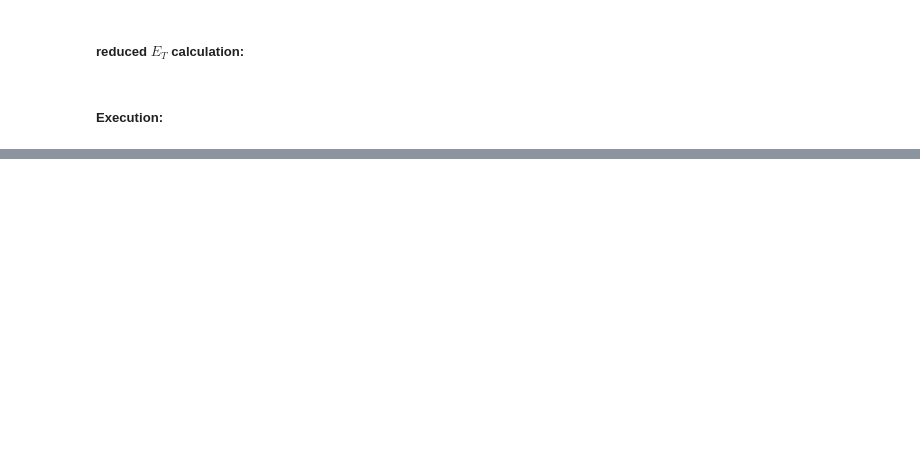
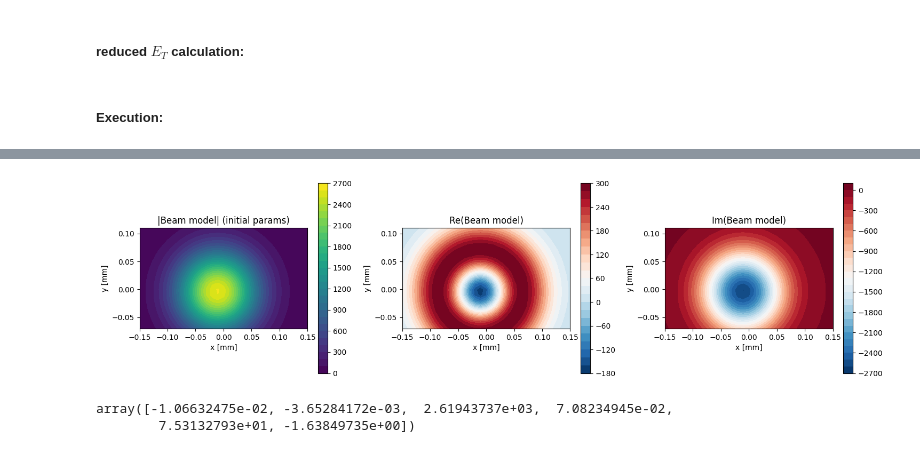
Before and after one commit to nabil-2/spider-bead-pull, a Jupyter notebook: adaptive bead pull.ipynb, the cells around one changed output, grey strips where cells are left out. Cells and saved outputs as stored; diff of their text form; code cells hidden in the pictures; blank space fills up the shorter version.

```diff
--- a/adaptive bead pull.ipynb
+++ b/adaptive bead pull.ipynb
@@ -775,0 +1808,41 @@ np.savez(data_folder + 'ET_results.npz', ETs_reduced=ETs_reduced, ETs_full=ETs_f
+# %%
+# Plot beam model with the initial fit parameters used by BeamFit.fit_all()
+init_params = np.array([0.0, 0.0, 4e3, 0.05, 400.0, -np.pi / 2.0+.1], dtype=float)
+init_params = beam_fit.params[0, 250, :]
+
+x0, y0, A, s, kappa, phi0 = init_params
+w0, w1, w2, w3 = 1.0, 0.0, 0.0, 0.0
+
+Zm_init = beam_model(x_plt, y_plt, x0, y0, A, s, kappa, phi0, w0, w1, w2, w3)
+
+fig, axes = plt.subplots(1, 3, figsize=(15, 4))
+
+im0 = axes[0].contourf(x_plt, y_plt, np.abs(Zm_init), levels=30, cmap='viridis')
+axes[0].set_title('|Beam model| (initial params)')
+axes[0].set_xlabel('x [mm]')
+axes[0].set_ylabel('y [mm]')
+fig.colorbar(im0, ax=axes[0])
+
+im1 = axes[1].contourf(x_plt, y_plt, np.real(Zm_init), levels=30, cmap='RdBu_r')
+axes[1].set_title('Re(Beam model)')
+axes[1].set_xlabel('x [mm]')
+axes[1].set_ylabel('y [mm]')
+fig.colorbar(im1, ax=axes[1])
+
+im2 = axes[2].contourf(x_plt, y_plt, np.imag(Zm_init), levels=30, cmap='RdBu_r')
+axes[2].set_title('Im(Beam model)')
+axes[2].set_xlabel('x [mm]')
+axes[2].set_ylabel('y [mm]')
+fig.colorbar(im2, ax=axes[2])
+
+for ax in axes:
+    ax.set_aspect('equal', adjustable='box')
+
+plt.tight_layout()
+plt.show()
+
+init_params
+# %% [output]
+[figure, added]
+array([-1.06632475e-02, -3.65284172e-03,  2.61943737e+03,  7.08234945e-02,
+        7.53132793e+01, -1.63849735e+00])
```
Also changed, not shown: parts of 14 cells of this notebook, 2 other files.
